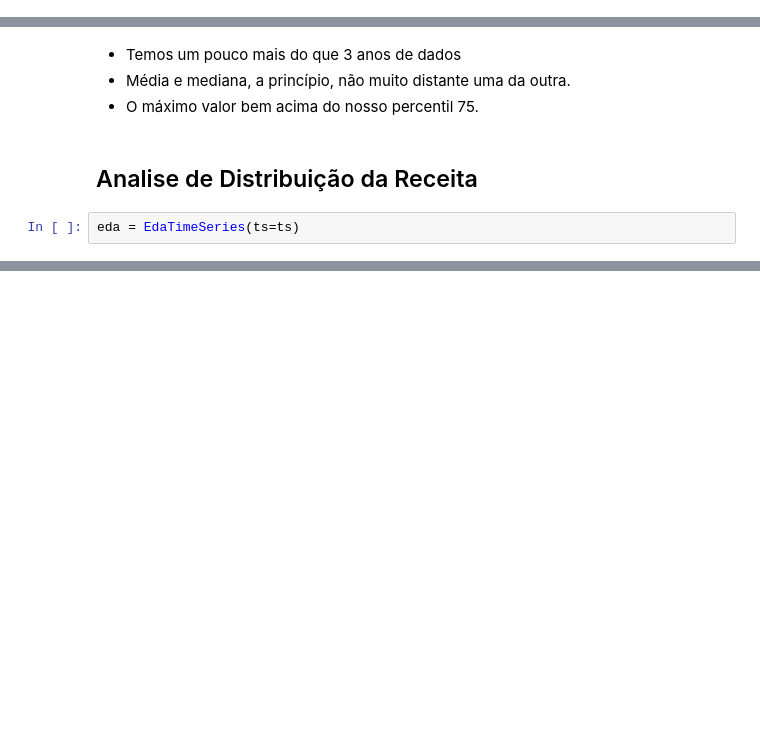
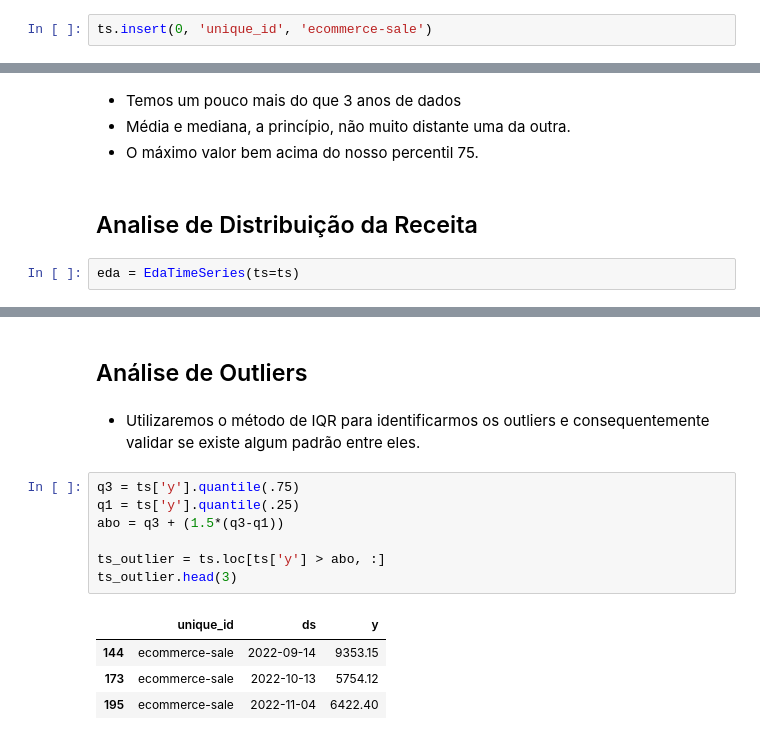
Before and after one commit to mateusalmeida11/mlops-forecast, a Jupyter notebook: notebooks/eda_for_ts.ipynb, the cells around one changed output, grey strips where cells are left out. Cells and saved outputs as stored; diff of their text form; blank space fills up the shorter version.

Commit message:
analysis (outlier): iniciada analise sobre os outlers nos dados

```diff
--- a/notebooks/eda_for_ts.ipynb
+++ b/notebooks/eda_for_ts.ipynb
@@ -68,3 +75,5 @@ ts.head(3)
+# %%
+ts.insert(0, 'unique_id', 'ecommerce-sale')
 # %% [markdown]
 ## Descritiva
 # %%
@@ -99,0 +120,16 @@ eda.univariate_hist_box()
+# %% [markdown]
+## Análise de Outliers
+# %% [markdown]
+- Utilizaremos o método de IQR para identificarmos os outliers e consequentemente validar se existe algum padrão entre eles.
+# %%
+q3 = ts['y'].quantile(.75)
+q1 = ts['y'].quantile(.25)
+abo = q3 + (1.5*(q3-q1))
+
+ts_outlier = ts.loc[ts['y'] > abo, :]
+ts_outlier.head(3)
+# %% [output]
+|  | unique_id | ds | y |
+| 144 | ecommerce-sale | 2022-09-14 | 9353.15 |
+| 173 | ecommerce-sale | 2022-10-13 | 5754.12 |
+| 195 | ecommerce-sale | 2022-11-04 | 6422.40 |
```
Also changed, not shown: parts of 8 cells of this notebook.
